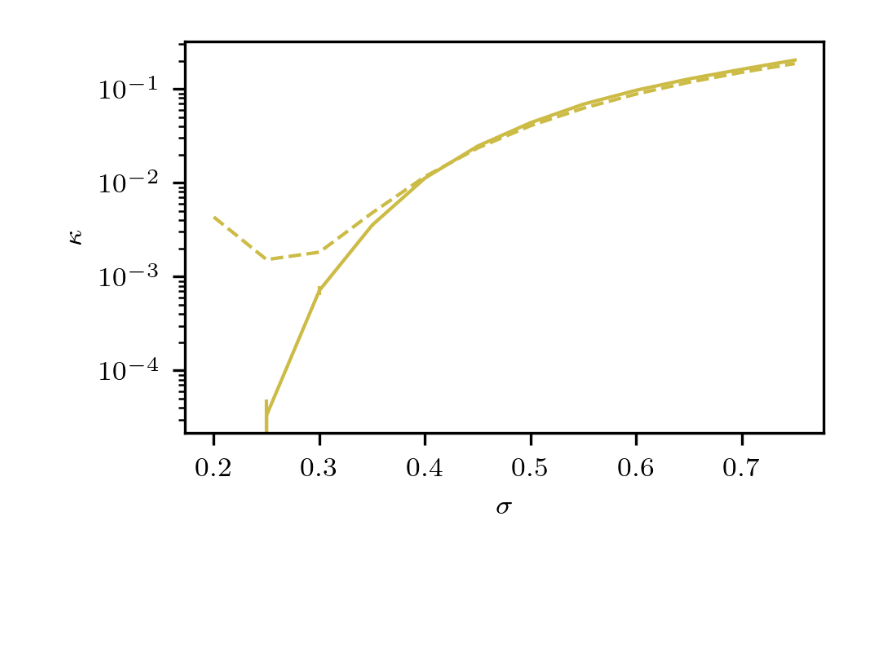
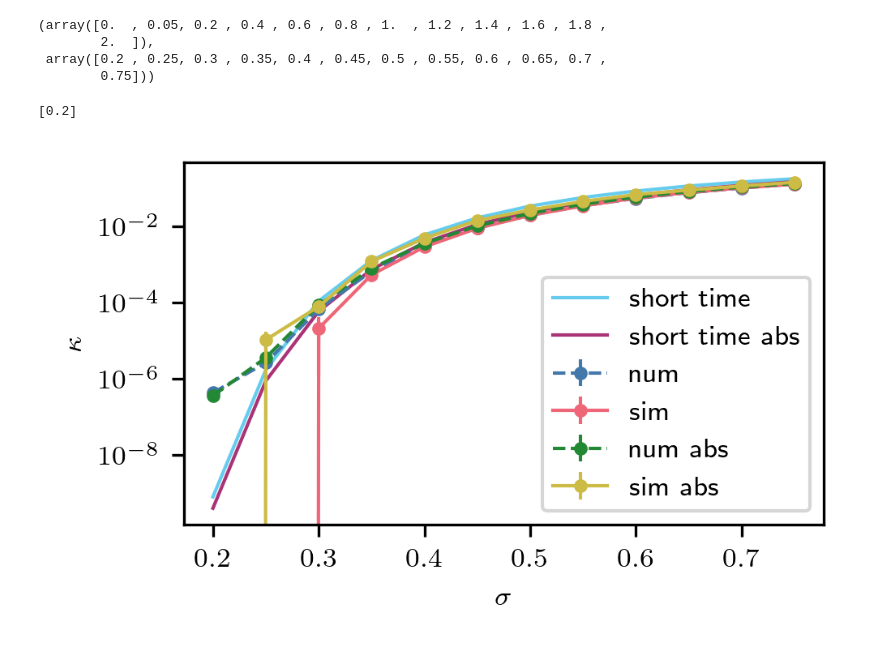
Before and after one commit to NilsToAn/overdampedDelayHarmonicOscillator, a Jupyter notebook: paper/compare_cusp_rates.ipynb, the cells around one changed output. Saved outputs shown, nothing was run; the diff lists cells and outputs as text; code cells hidden in the pictures; blank space fills up the shorter version.

Commit message:
changed cusp

```diff
--- a/paper/compare_cusp_rates.ipynb
+++ b/paper/compare_cusp_rates.ipynb
@@ -22,3 +24,18 @@ all_data = {}
 for filepath in (Path.cwd()/'nummeric_results/').glob('cusp_rate_s*.pkl'):
     s = float(filepath.stem.split('cusp_rate_s')[1])
     all_data[s] = pickle.loads(open(filepath, 'rb').read())
+s_s = np.sort(list(all_data.keys()))
+
+all_abs = {}
+for filepath in (Path.cwd()/'nummeric_results/').glob('cusp_abs_s*.pkl'):
+    s = float(filepath.stem.split('cusp_abs_s')[1])
+    all_abs[s] = pickle.loads(open(filepath, 'rb').read())
+
+s_s_abs = np.sort(list(all_abs.keys()))
+s_s = np.sort(list(all_data.keys()))
+
+if ~np.all(np.abs(s_s_abs - s_s) < 1e-10):
+    print('s_s in abs different form all_data')
+# %%
+st_data = pickle.loads(open('nummeric_results/shorttime_cusp_rate.pkl', 'rb').read())
+st_abs_data = pickle.loads(open('nummeric_results/shorttime_cusp_abs.pkl', 'rb').read())
@@ -25,19 +65,35 @@ for filepath in (Path.cwd()/'nummeric_results/').glob('cusp_rate_s*.pkl'):
+# %%
+taus, s_s
+# %% [output]
+(array([0.  , 0.05, 0.2 , 0.4 , 0.6 , 0.8 , 1.  , 1.2 , 1.4 , 1.6 , 1.8 ,
+        2.  ]),
+ array([0.2 , 0.25, 0.3 , 0.35, 0.4 , 0.45, 0.5 , 0.55, 0.6 , 0.65, 0.7 ,
+        0.75]))
 # %%
-#tau = 1.4
-s = np.sort(list(all_data.keys()))
-taus = all_data[s[0]]['ltaus']
-#tau_is = range(0,len(taus),2)
-tau_is = [3]
+tau_is = [2]
+print(taus[tau_is])
 for tau_i  in tau_is:
     tau = taus[tau_i]
-    num_rates = np.stack([all_data[i]['num_rates'][tau_i] for i in s])
-    sim_rates = np.stack([all_data[i]['sim_rates'][tau_i] for i in s])
+    num_rates = np.stack([all_data[i]['num_rates'][tau_i] for i in s_s])
+    sim_rates = np.stack([all_data[i]['sim_rates'][tau_i] for i in s_s])
 
-    plt.errorbar(s, *sim_rates.T, c= f'C{tau_i}')
-    plt.errorbar(s, *num_rates.T, ls = '--', c= f'C{tau_i}')
+    num_abs = np.stack([all_abs[i]['num_rates'][tau_i] for i in s_s])
+    sim_abs = np.stack([all_abs[i]['sim_rates'][tau_i] for i in s_s])
+
+    plt.errorbar(s_s, *num_rates.T, ls = '--', marker='.', label = 'num')
+    plt.errorbar(s_s, *sim_rates.T, marker='.', label = 'sim')
+
+    plt.errorbar(s_s, *num_abs.T, ls = '--', marker='.', label = 'num abs')
+    plt.errorbar(s_s, *sim_abs.T, marker='.', label = 'sim abs')
+
+    plt.plot(s_s, st_data['st_rates'][:,tau_i,0], label = 'short time')
+    plt.plot(s_s, st_abs_data['st_rates'][:,tau_i,0], label = 'short time abs')
 plt.xlabel(r'$\sigma$')
 plt.ylabel(r'$\kappa$')
 plt.yscale('log')
+plt.legend()
 #plt.ylim(1e-4,0.5e0)
+plt.tight_layout()
 # %% [output]
+[0.2]
-[figure, old version]
+[figure, new version]
```
Also changed, not shown: parts of 4 cells of this notebook, 33 other files.
